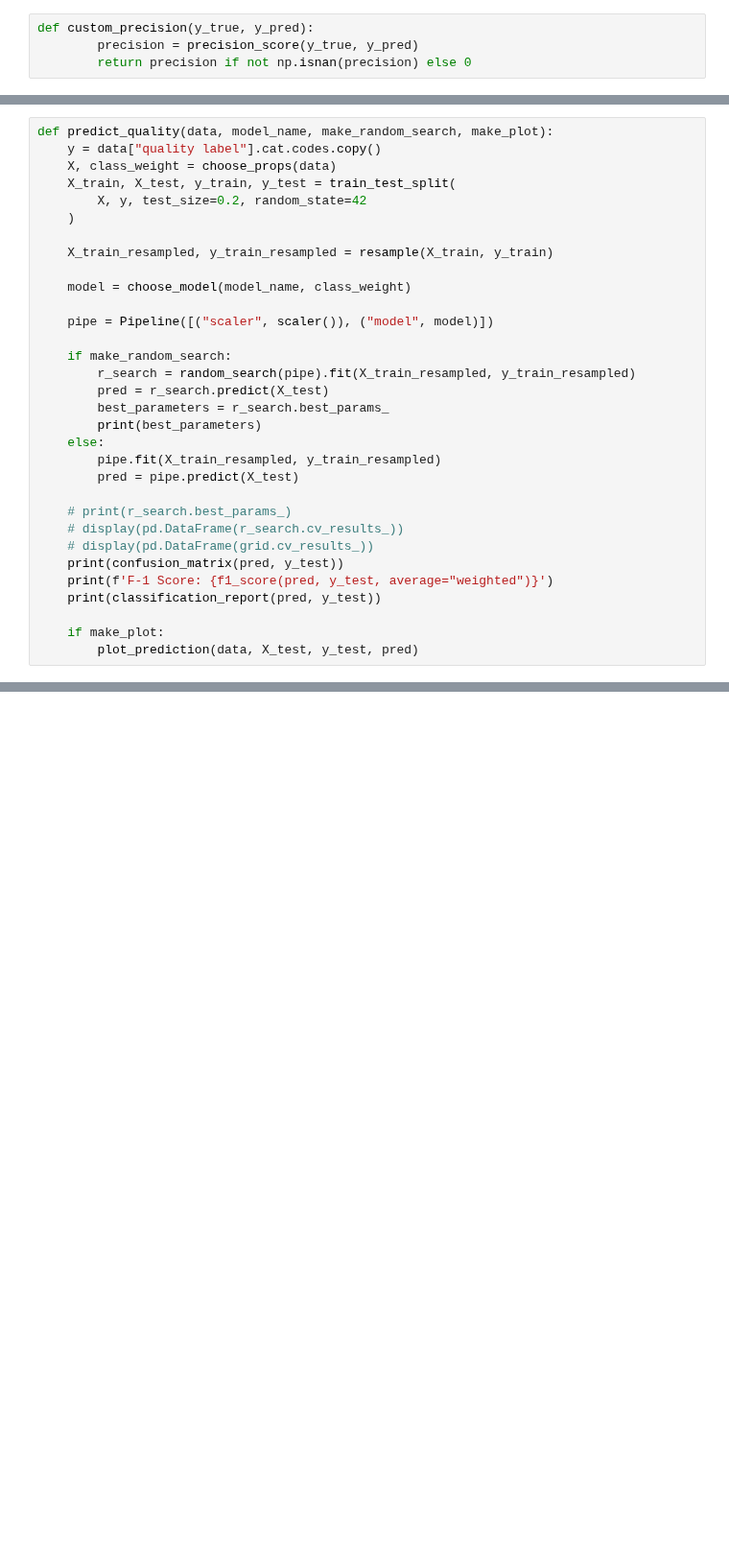
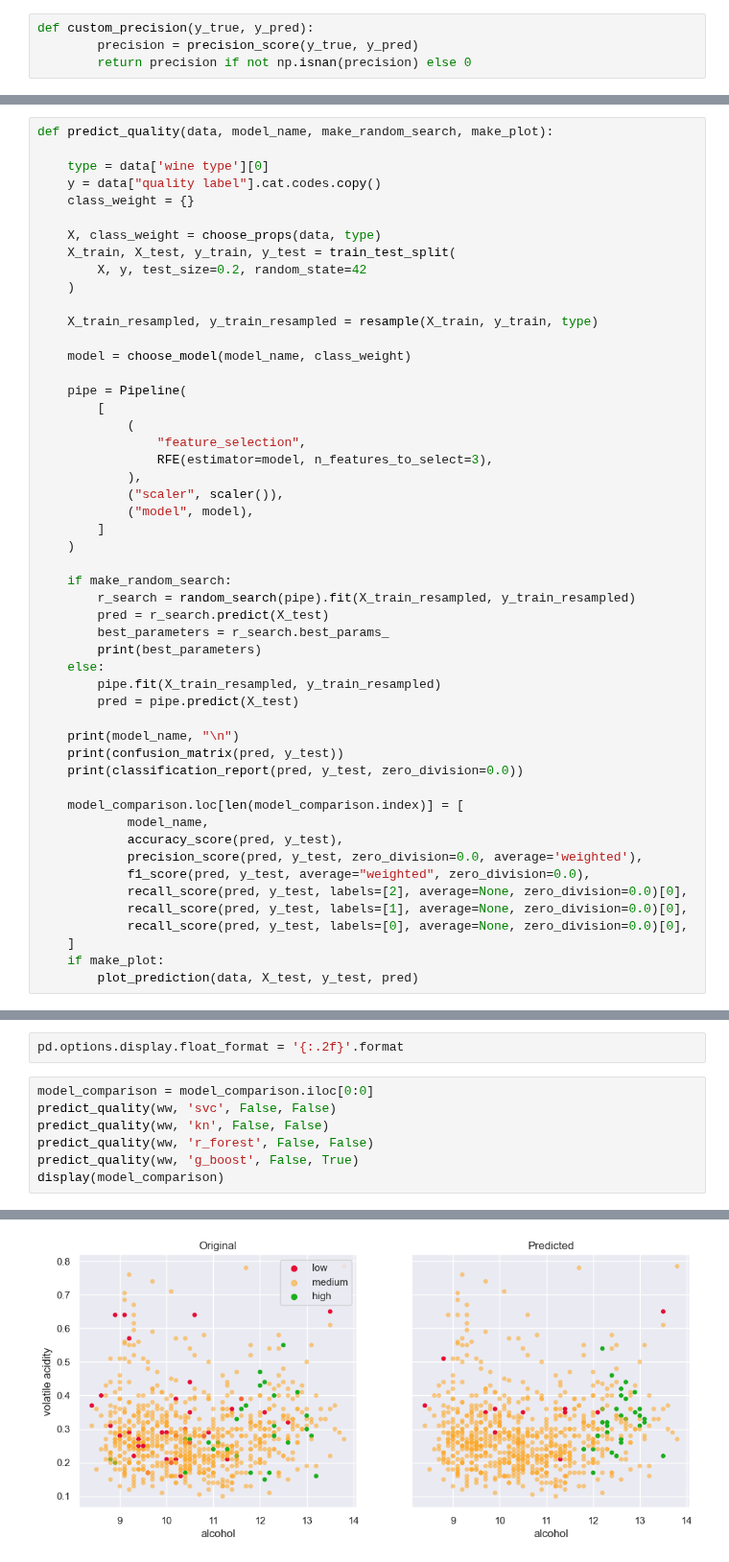
Before and after one commit to mks-0/code-academy, a Jupyter notebook: BlueBerry-Winery-Project/wine-ml.ipynb, the cells around one changed output, grey strips where cells are left out. Shown at 96% size. Cells and saved outputs as stored; diff of their text form; blank space fills up the shorter version.

```diff
--- a/BlueBerry-Winery-Project/wine-ml.ipynb
+++ b/BlueBerry-Winery-Project/wine-ml.ipynb
@@ -276,16 +281,29 @@ def scaler():
 # %%
 def predict_quality(data, model_name, make_random_search, make_plot):
+
+    type = data['wine type'][0]
     y = data["quality label"].cat.codes.copy()
-    X, class_weight = choose_props(data)
+    class_weight = {}
+
+    X, class_weight = choose_props(data, type)
     X_train, X_test, y_train, y_test = train_test_split(
         X, y, test_size=0.2, random_state=42
     )
 
-    X_train_resampled, y_train_resampled = resample(X_train, y_train)
+    X_train_resampled, y_train_resampled = resample(X_train, y_train, type)
 
     model = choose_model(model_name, class_weight)
 
-    pipe = Pipeline([("scaler", scaler()), ("model", model)])
+    pipe = Pipeline(
+        [
+            (
+                "feature_selection",
+                RFE(estimator=model, n_features_to_select=3),
+            ),
+            ("scaler", scaler()),
+            ("model", model),
+        ]
+    )
 
     if make_random_search:
         r_search = random_search(pipe).fit(X_train_resampled, y_train_resampled)
@@ -296,12 +314,18 @@ def predict_quality(data, model_name, make_random_search, make_plot):
         pipe.fit(X_train_resampled, y_train_resampled)
         pred = pipe.predict(X_test)
 
-    # print(r_search.best_params_)
-    # display(pd.DataFrame(r_search.cv_results_))
-    # display(pd.DataFrame(grid.cv_results_))
+    print(model_name, "\n")
     print(confusion_matrix(pred, y_test))
-    print(f'F-1 Score: {f1_score(pred, y_test, average="weighted")}')
-    print(classification_report(pred, y_test))
+    print(classification_report(pred, y_test, zero_division=0.0))
 
+    model_comparison.loc[len(model_comparison.index)] = [
+            model_name,
+            accuracy_score(pred, y_test),
+            precision_score(pred, y_test, zero_division=0.0, average='weighted'),
+            f1_score(pred, y_test, average="weighted", zero_division=0.0),
+            recall_score(pred, y_test, labels=[2], average=None, zero_division=0.0)[0],
+            recall_score(pred, y_test, labels=[1], average=None, zero_division=0.0)[0],
+            recall_score(pred, y_test, labels=[0], average=None, zero_division=0.0)[0],
+    ]
     if make_plot:
         plot_prediction(data, X_test, y_test, pred)
@@ -328,0 +332,10 @@ weighted avg       0.86      0.87      0.86       793
+# %%
+pd.options.display.float_format = '{:.2f}'.format
+# %%
+model_comparison = model_comparison.iloc[0:0]
+predict_quality(ww, 'svc', False, False)
+predict_quality(ww, 'kn', False, False)
+predict_quality(ww, 'r_forest', False, False)
+predict_quality(ww, 'g_boost', False, True)
+display(model_comparison)
+# %% [output]
@@ -328,0 +359 @@ weighted avg       0.86      0.87      0.86       793
+[figure, added]
```
Also changed, not shown: parts of 16 cells of this notebook, 1 other file.
